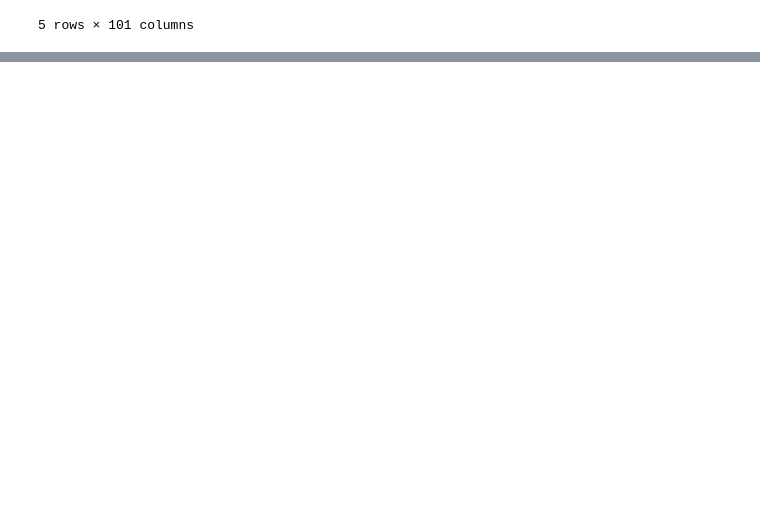
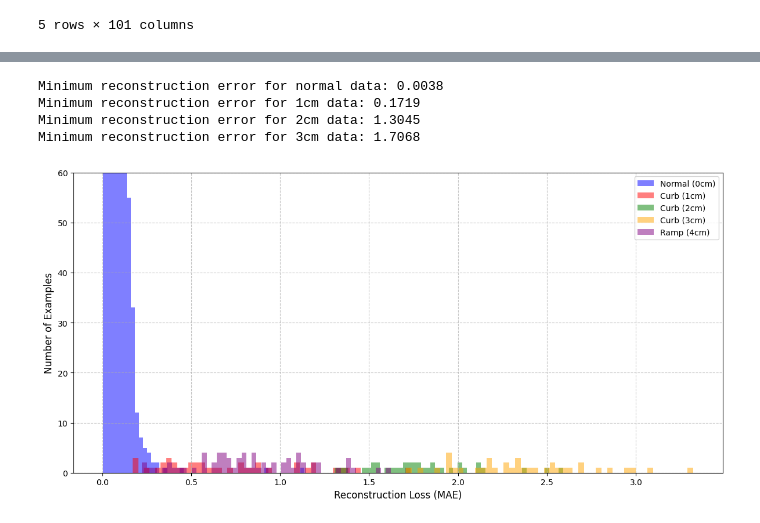
Before and after one commit to Ziyi-star/Bachelor-Project, a Jupyter notebook: notebooks/handlebar/LSTM/Lstm__Handlebar_best _curb_height.ipynb, the cells around one changed output, grey strips where cells are left out. Drawn from its saved outputs; the diff is of its cells as text; code cells hidden in the pictures; blank space fills up the shorter version.

```diff
--- a/notebooks/handlebar/LSTM/Lstm__Handlebar_best _curb_height.ipynb
+++ b/notebooks/handlebar/LSTM/Lstm__Handlebar_best _curb_height.ipynb
@@ -181,0 +206,41 @@ Minimum reconstruction error for 3cm data: 0.2413
+# %%
+# Create figure with specified size
+plt.figure(figsize=(12, 6))
+
+# Plot histograms for each type of data
+plt.hist(train_loss_normal_flat, bins=50, alpha=0.5, label='Normal (0cm)', color='blue')
+plt.hist(train_loss_abnormal_one_flat, bins=50, alpha=0.5, label='Curb (1cm)', color='red')
+plt.hist(train_loss_abnormal_two_flat, bins=50, alpha=0.5, label='Curb (2cm)', color='green')
+plt.hist(train_loss_abnormal_three_flat, bins=50, alpha=0.5, label='Curb (3cm)', color='orange')
+plt.hist(train_loss_abnormal_four_flat, bins=50, alpha=0.5, label='Ramp (4cm)', color='purple')
+
+# Customize the plot
+plt.xlabel('Reconstruction Loss (MAE)', fontsize=12)
+plt.ylabel('Number of Examples', fontsize=12)
+plt.ylim(0, 60)
+#plt.title('Distribution of Reconstruction Loss for Different Curb Heights', fontsize=14)
+#plt.title('Distribution of Reconstruction Loss for Curb Heights 1cm & 2cm', fontsize=14)
+plt.grid(True, linestyle='--', alpha=0.7)
+plt.legend(fontsize=10)
+
+# Make axis labels more readable
+plt.xticks(fontsize=10)
+plt.yticks(fontsize=10)
+
+# Adjust layout to prevent label cutoff
+plt.tight_layout()
+
+# Display minimum reconstruction errors for each type
+print(f"Minimum reconstruction error for normal data: {np.min(train_loss_normal_flat):.4f}")
+print(f"Minimum reconstruction error for 1cm data: {np.min(train_loss_abnormal_one_flat):.4f}")
+print(f"Minimum reconstruction error for 2cm data: {np.min(train_loss_abnormal_two_flat):.4f}")
+print(f"Minimum reconstruction error for 3cm data: {np.min(train_loss_abnormal_three_flat):.4f}")
+print(f"Minimum reconstruction error for Ramp data: {np.min(train_loss_abnormal_four_flat):.4f}")
+
+plt.show()
+# %% [output]
+Minimum reconstruction error for normal data: 0.0038
+Minimum reconstruction error for 1cm data: 0.1719
+Minimum reconstruction error for 2cm data: 1.3045
+Minimum reconstruction error for 3cm data: 1.7068
+[figure, added]
```
Also changed, not shown: parts of 10 cells of this notebook, 14 other files.
